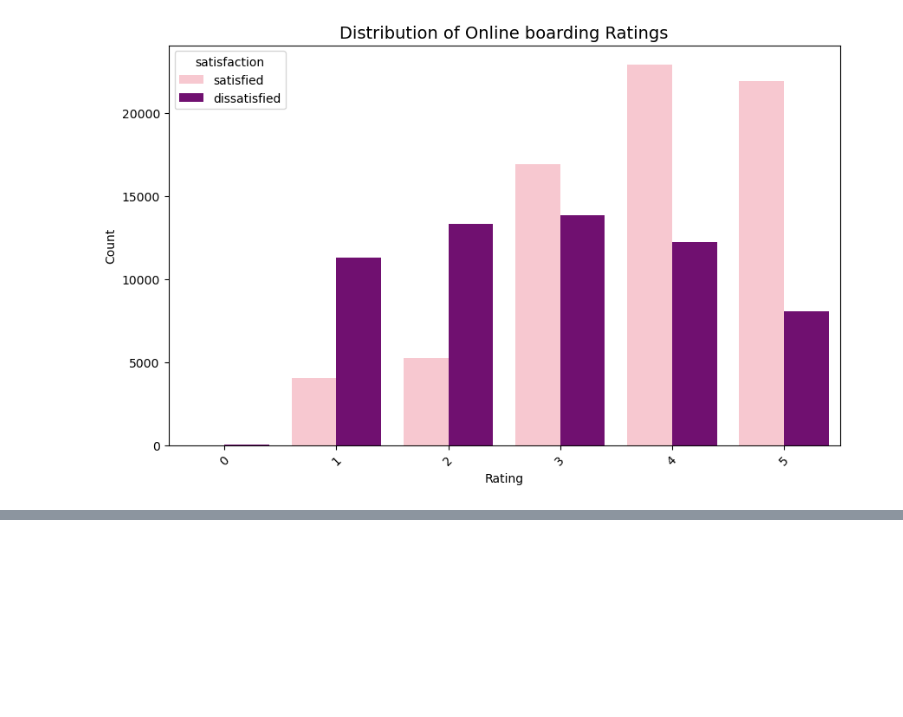
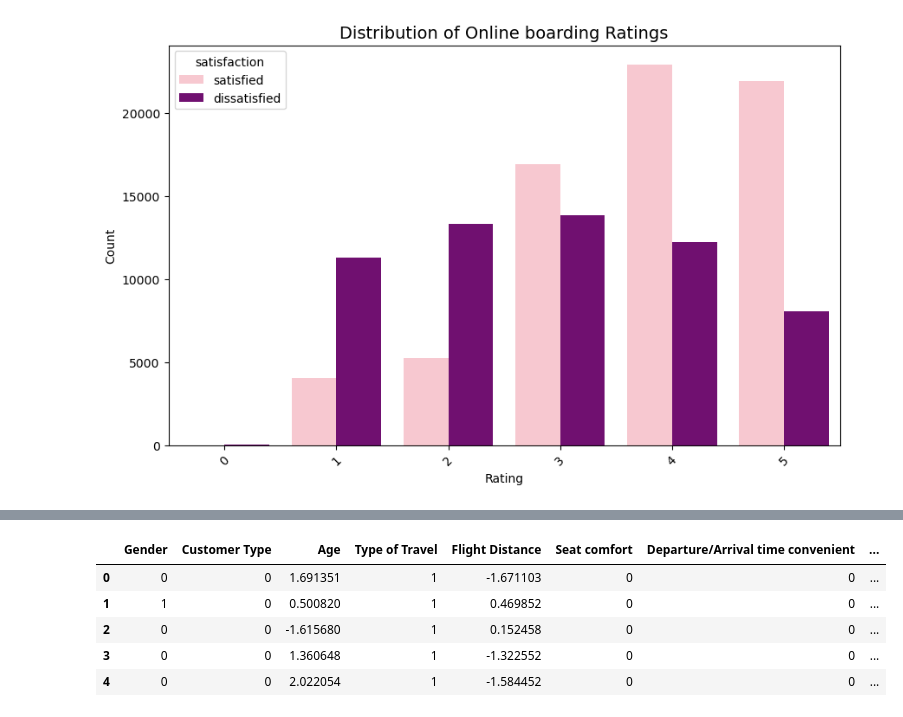
Before and after one commit to Jayrikers/Phase3_Project, a Jupyter notebook: Untitled.ipynb, the cells around one changed output, grey strips where cells are left out. Drawn from its saved outputs; the diff is of its cells as text; code cells hidden in the pictures; blank space fills up the shorter version.

```diff
--- a/Untitled.ipynb
+++ b/Untitled.ipynb
@@ -271,0 +308,4 @@ Summarily, the distribution of customer ratings across the various features demo
+# %%
+#Defining the independent and dependent variables
+X = df.drop(columns = ['satisfaction'], axis = 1)
+y = df['satisfaction']
@@ -271,0 +327,24 @@ Summarily, the distribution of customer ratings across the various features demo
+# %%
+# Select the features you want to scale
+features_to_scale = X[["Age", "Flight Distance", "Departure Delay in Minutes"]]
+
+# Create a scaler object.
+scaler = StandardScaler()
+
+# Fit scaler on the selected features.
+scaler.fit(features_to_scale)
+
+# Transform the selected features with the scaler.
+scaled_features = scaler.transform(features_to_scale)
+
+# Replace the original columns with the scaled values in the DataFrame
+X[["Age", "Flight Distance", "Departure Delay in Minutes"]] =scaled_features
+
+X.head()
+# %% [output]
+|  | Gender | Customer Type | Age | Type of Travel | Flight Distance | Seat comfort | Departure/Arrival time convenient | ... |
+| 0 | 0 | 0 | 1.691351 | 1 | -1.671103 | 0 | 0 | ... |
+| 1 | 1 | 0 | 0.500820 | 1 | 0.469852 | 0 | 0 | ... |
+| 2 | 0 | 0 | -1.615680 | 1 | 0.152458 | 0 | 0 | ... |
+| 3 | 0 | 0 | 1.360648 | 1 | -1.322552 | 0 | 0 | ... |
+| 4 | 0 | 0 | 2.022054 | 1 | -1.584452 | 0 | 0 | ... |
```
Also changed, not shown: parts of 21 cells of this notebook.
